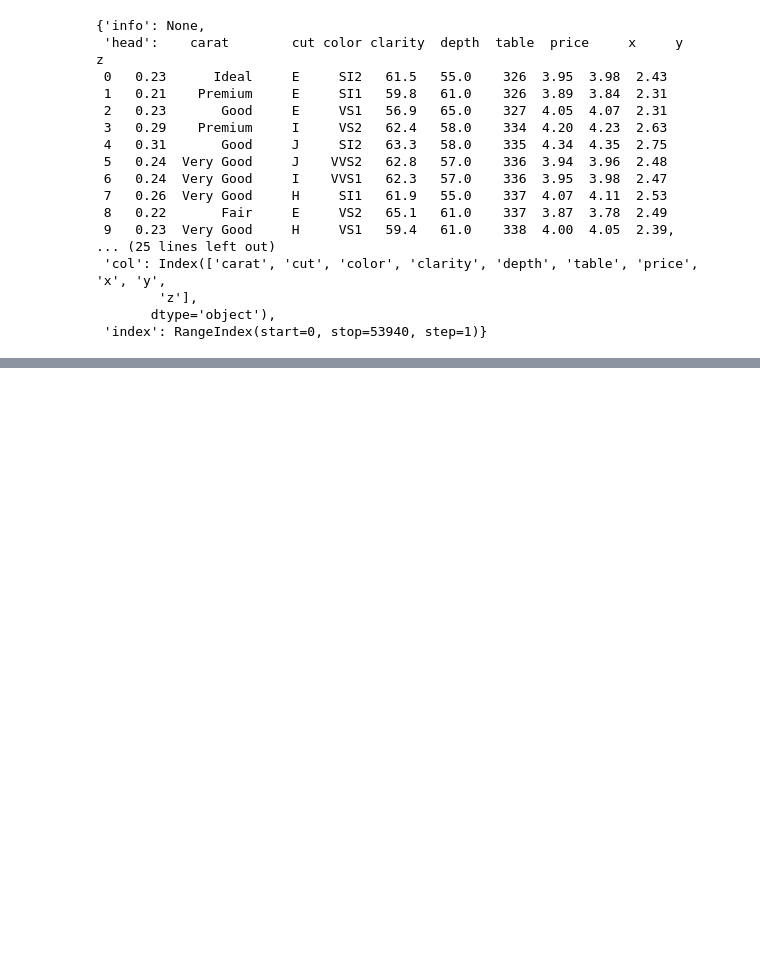
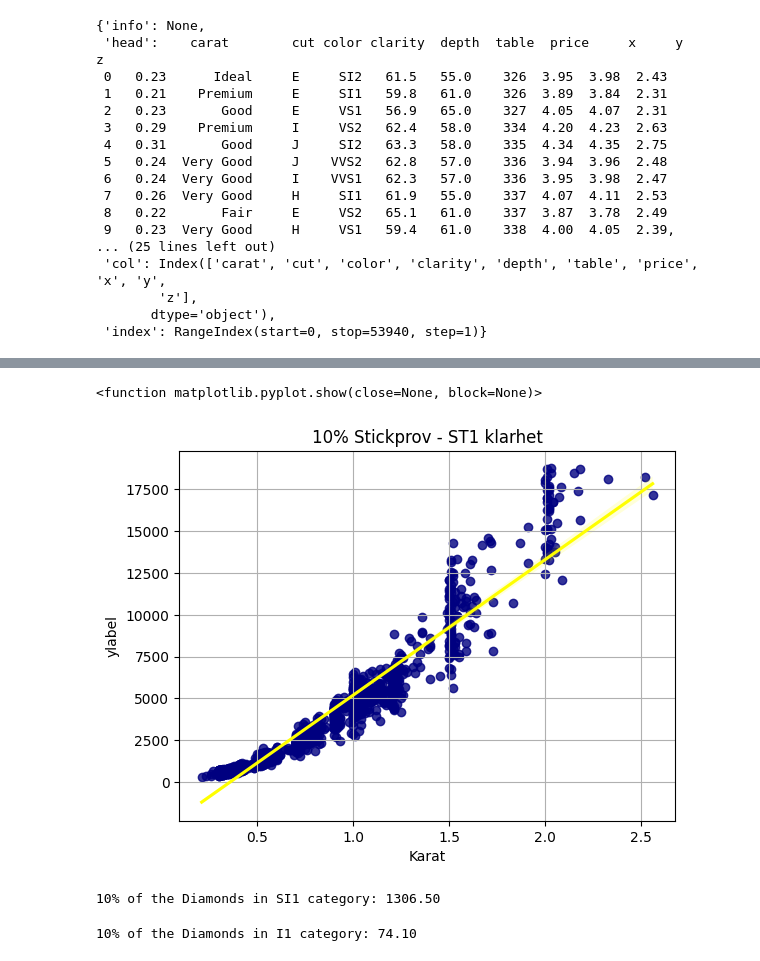
Before and after one commit to Kevinthulin/Statistik_2024, a Jupyter notebook: Statistik.ipynb, the cells around one changed output, grey strips where cells are left out. Saved outputs shown, nothing was run; the diff lists cells and outputs as text; code cells hidden in the pictures; blank space fills up the shorter version.

```diff
--- a/Statistik.ipynb
+++ b/Statistik.ipynb
@@ -63,0 +66,40 @@ Passing `palette` without assigning `hue` is deprecated and will be removed in v
+# %%
+clarity_categories = Diamonds['clarity'].unique()
+
+percent_sample = pd.DataFrame()
+
+
+for clarity in clarity_categories:
+    subset = Diamonds[Diamonds['clarity'] == clarity]
+    sample_size = int(len(subset) * 0.1)
+    percent_sample_subset = subset.sample(n=sample_size, random_state=72)
+    percent_sample = pd.concat([percent_sample, percent_sample_subset])
+
+sns.regplot(x='carat', y='price', data=percent_sample[percent_sample['clarity'] == 'SI1'], ci=95, line_kws={'color': 'yellow'}, scatter_kws={'color': 'navy'})
+plt.title('10% Stickprov - ST1 klarhet')
+plt.grid()
+plt.xlabel('Karat')
+plt.ylabel('ylabel')
+
+plt.show
+# %% [output]
+<function matplotlib.pyplot.show(close=None, block=None)>
+[figure, added]
+# %%
+selceted_clarity = 'SI1'
+selected_data = Diamonds[Diamonds['clarity'] == selceted_clarity]
+
+
+number_of_points = len(selected_data) * 0.1
+print(f"10% of the Diamonds in SI1 category: {number_of_points:.2f}")
+# %% [output]
+10% of the Diamonds in SI1 category: 1306.50
+# %%
+selceted_clarity = 'I1'
+selected_data = Diamonds[Diamonds['clarity'] == selceted_clarity]
+
+
+number_of_points = len(selected_data) * 0.1
+print(f"10% of the Diamonds in I1 category: {number_of_points:.2f}")
+# %% [output]
+10% of the Diamonds in I1 category: 74.10
```
Also changed, not shown: parts of 13 cells of this notebook.
